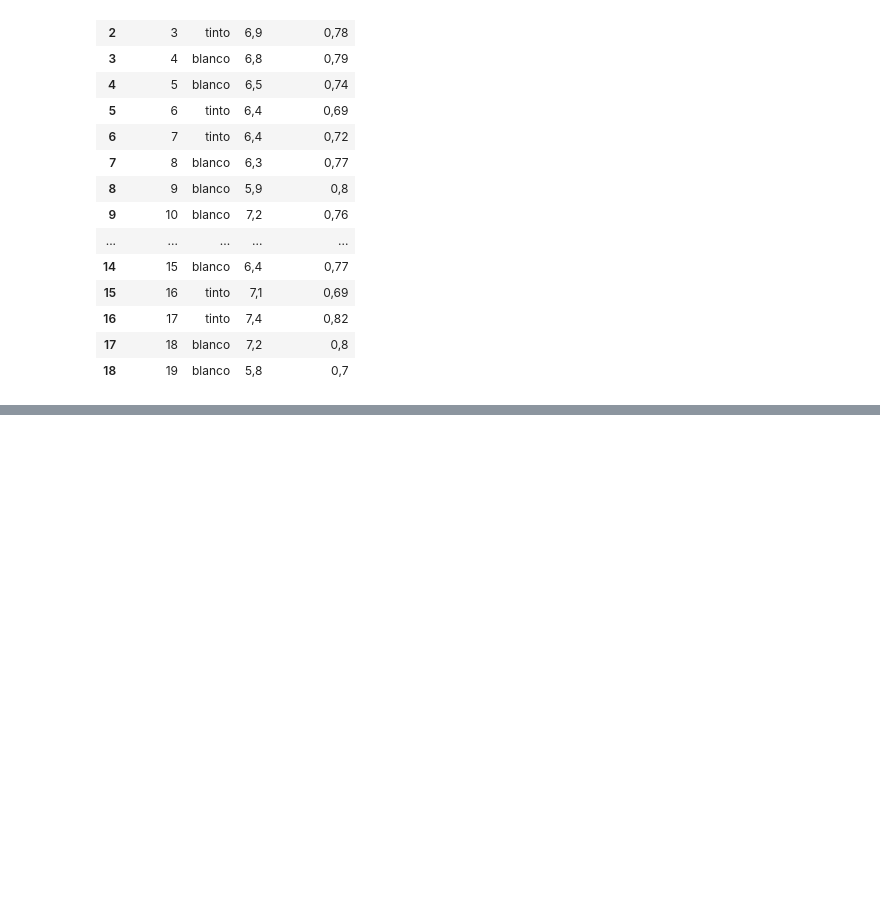
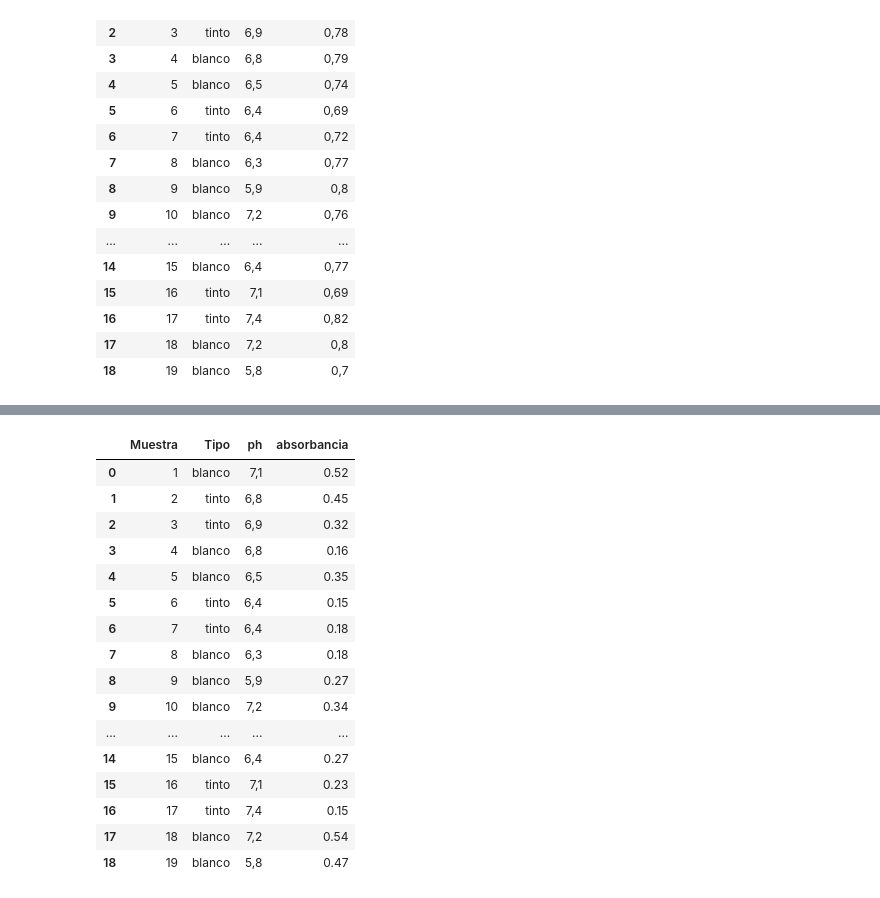
Before and after one commit to Adrieto/DataScience, a Jupyter notebook: Ejercicios_Notebook_2_Parte_1_Enero_2023.ipynb, the cells around one changed output, grey strips where cells are left out. Cells and saved outputs as stored; diff of their text form; code cells hidden in the pictures; blank space fills up the shorter version.

```diff
--- a/Ejercicios_Notebook_2_Parte_1_Enero_2023.ipynb
+++ b/Ejercicios_Notebook_2_Parte_1_Enero_2023.ipynb
@@ -34,7 +34,8 @@ import numpy as np
 import pandas as pd
 # %%
 # Abro el archivo directo desde github, notar que se abre el archivo en bruto RAW
-file = pd.read_csv("https://raw.githubusercontent.com/Adrieto/DataScience/main/DatosVinos.csv")
+df = pd.read_csv("https://raw.githubusercontent.com/Adrieto/DataScience/main/DatosVinos.csv")
+df.head(22)
 # %% [output]
 |  | Muestra | Tipo | ph | absorbancia |
 | 0 | 1 | blanco | 7,1 | 0,8 |
@@ -59,6 +60,10 @@ file = pd.read_csv("https://raw.githubusercontent.com/Adrieto/DataScience/main/D
 min = 0.081
 max = 0.55
 
-absorbancias = np.asarray([np.round((min + random.random()*(max-min)),2) for i in range(0,20)])
+absorbancias = np.asarray([np.round((min + random.random()*(max-min)),2) for i in range(0,19)])
 absorbancias = pd.Series(absorbancias)
+print(absorbancias)
+df["absorbancia"] = absorbancias
+
+df.to_csv("https://raw.githubusercontent.com/Adrieto/DataScience/main/DatosVinos.csv")
 # %% [output]
@@ -67,3 +90,23 @@ absorbancias = pd.Series(absorbancias)
+# %%
+df.head(22)
+# %% [output]
+|  | Muestra | Tipo | ph | absorbancia |
+| 0 | 1 | blanco | 7,1 | 0.52 |
+| 1 | 2 | tinto | 6,8 | 0.45 |
+| 2 | 3 | tinto | 6,9 | 0.32 |
+| 3 | 4 | blanco | 6,8 | 0.16 |
+| 4 | 5 | blanco | 6,5 | 0.35 |
+| 5 | 6 | tinto | 6,4 | 0.15 |
+| 6 | 7 | tinto | 6,4 | 0.18 |
+| 7 | 8 | blanco | 6,3 | 0.18 |
+| 8 | 9 | blanco | 5,9 | 0.27 |
+| 9 | 10 | blanco | 7,2 | 0.34 |
+| ... | ... | ... | ... | ... |
+| 14 | 15 | blanco | 6,4 | 0.27 |
+| 15 | 16 | tinto | 7,1 | 0.23 |
+| 16 | 17 | tinto | 7,4 | 0.15 |
+| 17 | 18 | blanco | 7,2 | 0.54 |
+| 18 | 19 | blanco | 5,8 | 0.47 |
 # %%
 # A continuacion se deja una guía de como resolver el ejercicio.
 #importe librerias
```
Also changed, not shown: parts of 1 cell of this notebook.
